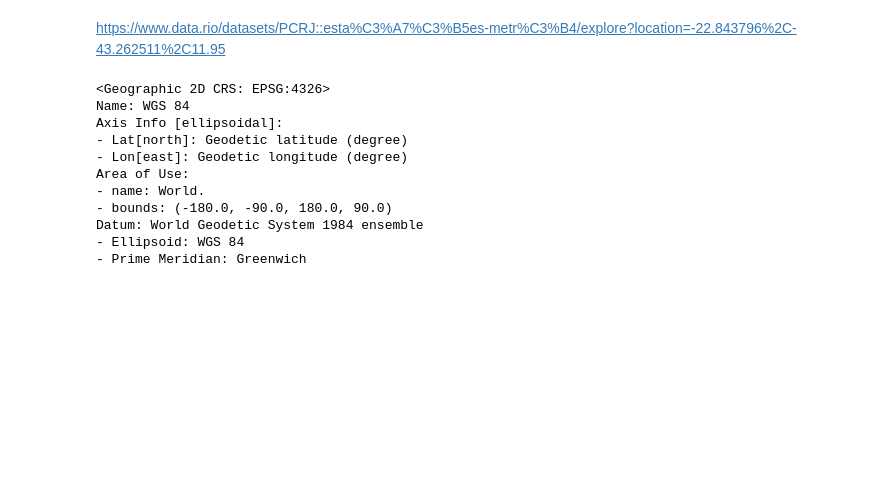
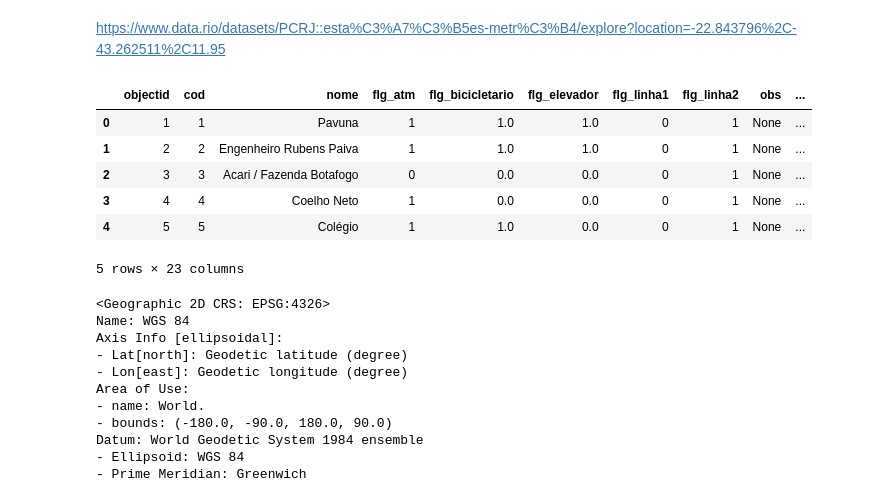
Before and after one commit to ledsouza/geopandas, a Jupyter notebook: Projeto_completo.ipynb, the cells around one changed output. Drawn from its saved outputs; the diff is of its cells as text; code cells hidden in the pictures; blank space fills up the shorter version.

```diff
--- a/Projeto_completo.ipynb
+++ b/Projeto_completo.ipynb
@@ -310,6 +310,16 @@ https://www.data.rio/datasets/PCRJ::esta%C3%A7%C3%B5es-metr%C3%B4/explore?locati
 url_m = 'https://github.com/alura-cursos/curso_geopandas/raw/main/dados/metro.geojson'
 # %%
 metro = gpd.read_file(url_m)
+# %%
+metro.head()
+# %% [output]
+|  | objectid | cod | nome | flg_atm | flg_bicicletario | flg_elevador | flg_linha1 | flg_linha2 | obs | ... |
+| 0 | 1 | 1 | Pavuna | 1 | 1.0 | 1.0 | 0 | 1 | None | ... |
+| 1 | 2 | 2 | Engenheiro Rubens Paiva | 1 | 1.0 | 1.0 | 0 | 1 | None | ... |
+| 2 | 3 | 3 | Acari / Fazenda Botafogo | 0 | 0.0 | 0.0 | 0 | 1 | None | ... |
+| 3 | 4 | 4 | Coelho Neto | 1 | 0.0 | 0.0 | 0 | 1 | None | ... |
+| 4 | 5 | 5 | Colégio | 1 | 1.0 | 0.0 | 0 | 1 | None | ... |
+5 rows × 23 columns
 # %%
 metro.crs
 # %% [output]
```
Also changed, not shown: 1 other file.
